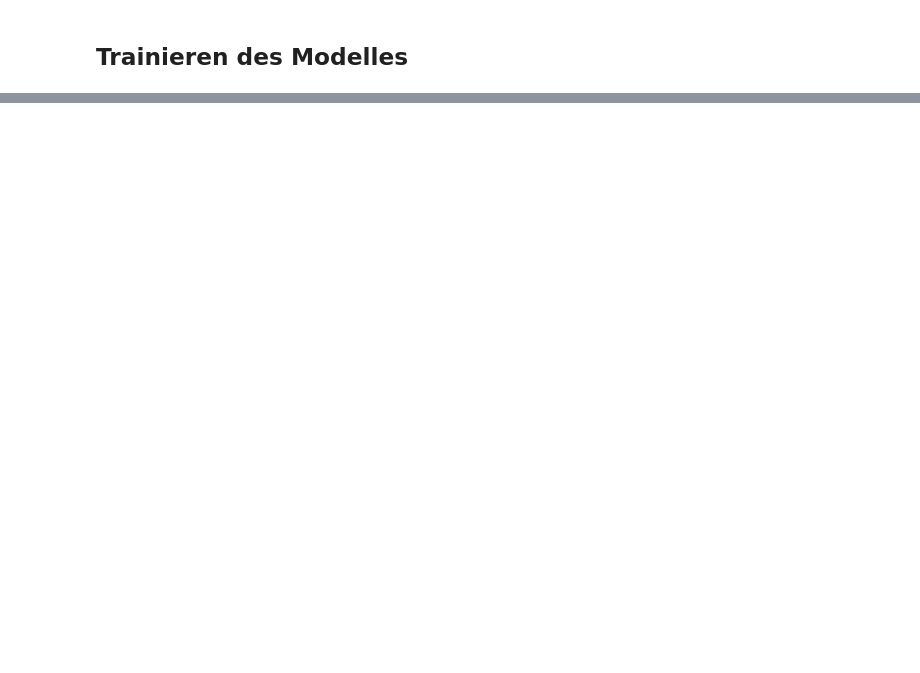
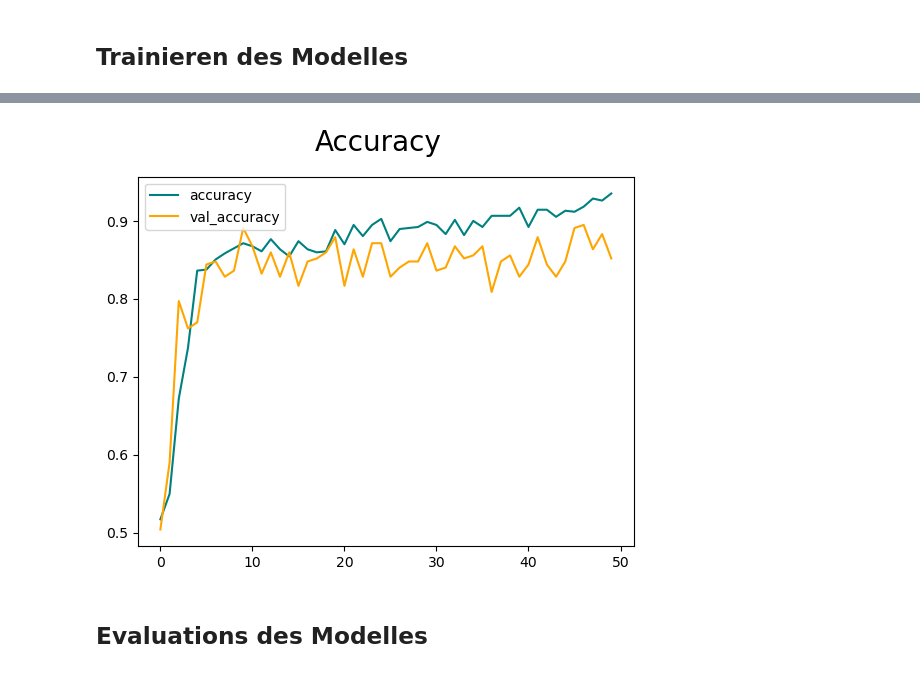
Before and after one commit to zbari023/Binary_Classification_Skinlib, a Jupyter notebook: modell_index-checkpoint.ipynb, the cells around one changed output, grey strips where cells are left out. Drawn from its saved outputs; the diff is of its cells as text; code cells hidden in the pictures; blank space fills up the shorter version.

Commit message:
The Building of the modell was finish and in the test case was sucssefully

```diff
--- a/modell_index-checkpoint.ipynb
+++ b/modell_index-checkpoint.ipynb
@@ -143,18 +146,21 @@ model = Sequential()  # ist ein Klass,um die Schichten des CNNS nacheinander hin
 # 1. Hier sind 3 Faltungsschichten mit 3 MaxPolling-Layers
 # 1.1 Das erste Faltungsschicht mit 16 Filter-Matrix mit Größe (3x3) und Schrittweise von 1
 # Die Aktivierungsfunktion ist ReLU un mit Eingabebildgröße von 256x256 in RGB-mode
-model.add(Conv2D(16, (2,2), 1, activation='relu', input_shape=(256,256,3)))
+model.add(Conv2D(256, (3,3), 1, activation='relu', input_shape=(256,256,3)))
 model.add(MaxPooling2D())  # MaxPooling schicht nach dem ReLU-Funktion
+model.add(Dropout(0.3)) # Überanpassung zu reduzieren, Ohne das Dropout wird das Training zu schnell und lernt schlecht
 # 1.2 Hier wird die Anzahl der Filter-Matrixen erhöht
-model.add(Conv2D(32, (2,2), 1, activation='relu'))
+model.add(Conv2D(128, (3,3), 1, activation='relu'))
 model.add(MaxPooling2D())
+model.add(Dropout(0.3))
 # 1.3 Weitere Erhöhung von der Anzahl der Filter-Matrixen
-model.add(Conv2D(16, (2,2), 1, activation='relu'))
+model.add(Conv2D(64, (3,3), 1, activation='relu'))
 model.add(MaxPooling2D())
+model.add(Dropout(0.3))
 # 2. Flattening-Schicht, um die 3D-Ausgabe von letzte Faltungsschicht in einen Vektor für die Dense-Schichten umzuwandeln.
 model.add(Flatten())
 # 3. Vollvernetzte Schicht Dense mit 512 Neuronen mit ReLU-Funktion
-model.add(Dense(512, activation='relu'))
+model.add(Dense(32, activation='relu'))
 # 4. Vollvernetzte Schicht Dense mit 1 Neuron, das die Ausgabe liefert.
 #  Sigmoid- Funktion, weil es sich um eine binäre Klassifikation handelt
 model.add(Dense(1, activation='sigmoid'))
@@ -225,0 +233,11 @@ plt.show()
+# %%
+fig = plt.figure()
+plt.plot(hist.history['accuracy'], color='teal', label='accuracy')
+plt.plot(hist.history['val_accuracy'], color='orange', label='val_accuracy')
+fig.suptitle('Accuracy', fontsize=20)
+plt.legend(loc="upper left")
+plt.show()
+# %% [output]
+[figure, added]
+# %% [markdown]
+##  Evaluations des Modelles
```
Also changed, not shown: parts of 16 cells of this notebook.
